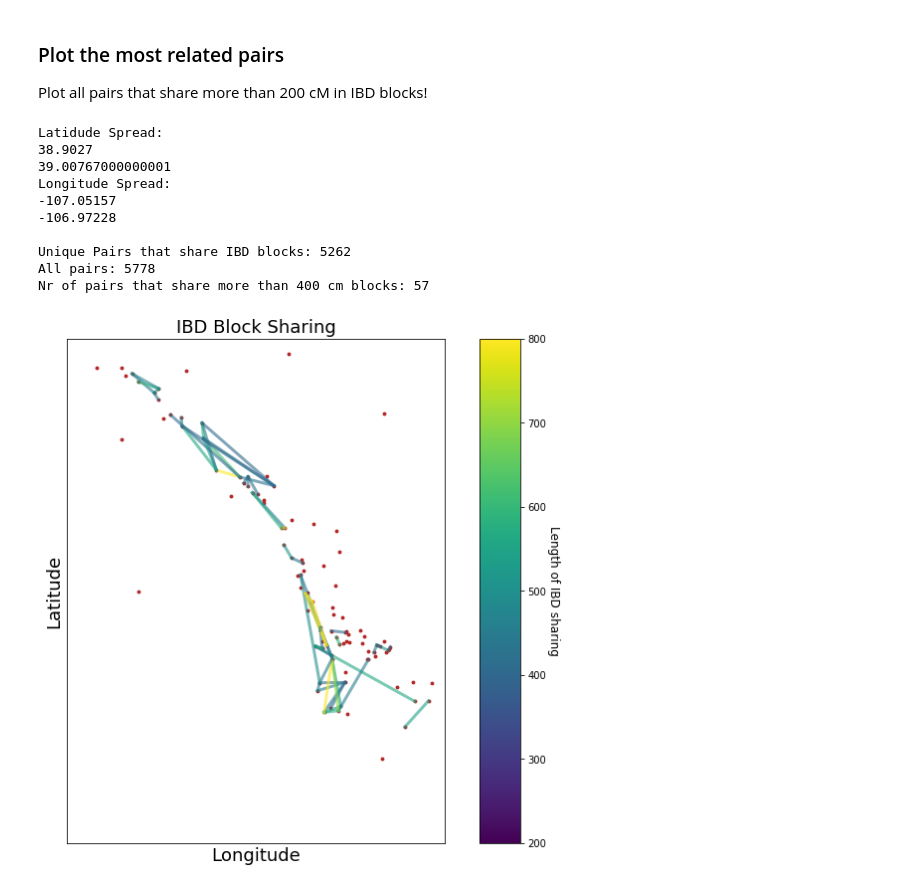
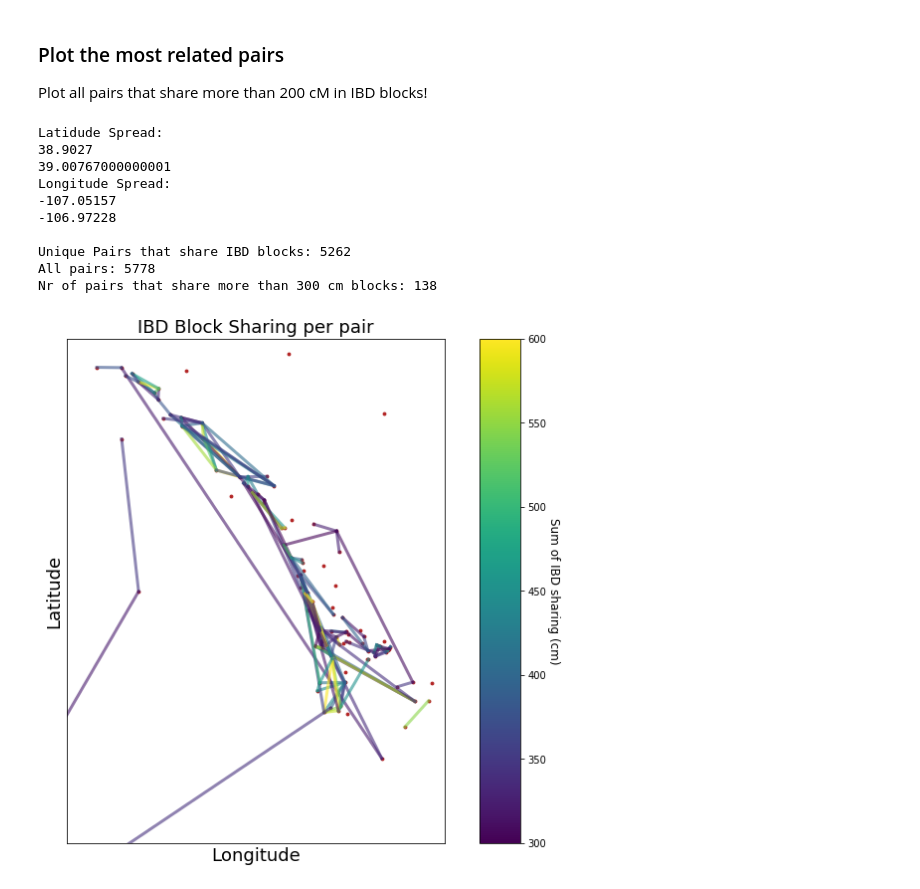
Before and after one commit to hringbauer/Boechera_Analysis, a Jupyter notebook: Notebooks/geo_decay_ibd.ipynb, the cells around one changed output. Drawn from its saved outputs; the diff is of its cells as text; code cells hidden in the pictures.

```diff
--- a/Notebooks/geo_decay_ibd.ipynb
+++ b/Notebooks/geo_decay_ibd.ipynb
@@ -153,6 +178,3 @@ Self sustainable from here!
-# %%
-data_ibd = pd.read_csv('Intermediate/ibd_blocks.csv')
-coords = pd.read_csv('Intermediate/coords.csv')
 # %% [markdown]
 ## Filter out Individuals that are extremely related
 Drop pairs of individuals that share more than 600 cM from pairwise Lists of distances and blocks.
@@ -168,7 +190,7 @@ df_stat.reset_index(inplace=True)   # Reset the Index
 print("Unique Pairs that share IBD blocks: %i" % len(df_stat))
 print("All pairs: %i " % len(df_pairs))
 
-cut_up = 600
+cut_up = 500
 inds = df_stat["sum"] > cut_up
 print("Nr of pairs that share more than %i cm blocks: %i" % (cut_up, np.sum(inds)))
 
@@ -195,7 +217,7 @@ Deleted from 21753 to 21689 rows
 ### Plot IBD sharing for different Length Bins
 n_bins=6
 min_ibd_length=30 # Min Block Length in cm
-max_dist = 1600 # Maximum Pairwise Distance [in Meter]
+max_dist = 1500 # Maximum Pairwise Distance [in Meter]
 
 block_categories = [30, 50, 70, 90, 110] # Block boundaries [in kB]!
 coords0 = coords[["Easting","Northing"]].values # Extract Numpy array
@@ -281,5 +303,7 @@ plt.title("Decay of IBD sharing", fontsize=25)
 
 # Show simga
 #plt.annotate(r'$\bar{\sigma}=%.4G \pm %.2G$' % (sigma_estimate1, sigma_std1) , xy=(0.1, 0.12), xycoords='axes fraction', fontsize=30)
+
+plt.savefig("ibd_geo_decay.pdf", bbox_inches = 'tight', pad_inches = 0)
 plt.show()
 # %% [output]
@@ -324,7 +348,7 @@ Plot all pairs that share more than 200 cM in IBD blocks!
 # %%
 ### Prepare
 ### Extract this pairs
-cut_up = 400 # The limit in cM to extract
+cut_up = 300 # The limit in cM to extract
 data_ibd = pd.read_csv('Intermediate/ibd_blocks.csv')
 df_coords = pd.read_csv('Intermediate/coords.csv', index_col=0)
 
@@ -362,12 +386,12 @@ Longitude Spread:
 
 Unique Pairs that share IBD blocks: 5262
 All pairs: 5778
-Nr of pairs that share more than 400 cm blocks: 57
+Nr of pairs that share more than 300 cm blocks: 138
 # %%
 %matplotlib inline
 df = df_coords
 df_ibd = data_ibd
-v_range = [200,800]   # How much IBD blocks are actually shared
+v_range = [300,600]   # How much IBD blocks are actually shared
 fs = 18  # The Fontsize
 
 # Load the relevant fields
@@ -375,7 +399,7 @@ lat = df.Latitude.values
 lon = df.Longitude.values
 label=df.index.values
 
-age=[200, 800] ### CHANGE THIS
+age=[300, 600] ### CHANGE THIS
 # Produce the color Map
 cmap0 = cm.get_cmap(name='viridis')
 #cmap0 = plt.cm.get_cmap('coolwarm')  # Get custom cmap binary
@@ -489,6 +513,15 @@ m = Basemap(projection='mill', llcrnrlat=38.93, urcrnrlat=39.01,\
 #m.etopo(scale=0.5, alpha=0.4)
 m.drawstates()
 
+# Draw paralllels and meridians
+#parallels = np.linspace(0.,90, 0.5)
+#m.drawparallels(parallels,labels=[1,0,0,0],fontsize=10)
+# draw meridians
+#meridians = np.linspace(180.,360., 0.5)
+#m.drawmeridians(meridians,labels=[0,0,0,1],fontsize=10)
+
+
+
 # Convert all coordinates to basemap coordinates:
 coords = np.array([m(lon[i],lat[i]) for i in range(len(lon))])
 x,y = np.array(coords[:,0]), np.array(coords[:,1])
@@ -496,35 +529,37 @@ x,y = np.array(coords[:,0]), np.array(coords[:,1])
 coll = ax.scatter(x, y, c = "firebrick", alpha=1, picker=True, s=8)
 #ine, = ax.plot(x, y, 'o', alpha=1, picker=50)
 
-ax.set_title("IBD Block Sharing", fontsize=fs)
+ax.set_title("IBD Block Sharing per pair", fontsize=fs)
 ax.set_xlabel("Longitude", fontsize=fs)
 ax.set_ylabel("Latitude", fontsize=fs)
 
 cb1 = clb.ColorbarBase(ax1, cmap=cmap0,
                             norm=norm0,
                             orientation='vertical')
-cb1.set_label('Length of IBD sharing', fontsize=12, rotation=270, labelpad=14)
+cb1.set_label('Sum of IBD sharing (cm)', fontsize=12, rotation=270, labelpad=14)
 
 # Plot all the highly sharing pairs
 for i1,i2, s in rel_inds.values:
     lat1, lon1 = df_coords.loc[i1,["Latitude", "Longitude"]].values
     lat2, lon2 = df_coords.loc[i2,["Latitude", "Longitude"]].values
     x1, y1 = m(lon1,lat1)
     x2, y2 = m(lon2,lat2)
 
     ax.plot([x1,x2],[y1,y2], color=cmap0(norm0(s), alpha=0.6), linewidth=3)
 
 #ax.set_title('click on point to plot time series')
 #line, = ax.plot(xs, ys, 'o', picker=5)  # 5 points tolerance
 
 # Uncomment for clicking!
 #browser = PointBrowser()
 #fig.canvas.mpl_connect('pick_event', browser.onpick)
 #fig.canvas.mpl_connect('key_press_event', browser.onpress)
 
 plt.subplots_adjust(left=0, bottom=0, right=None,
             wspace=-0.1, hspace=0)
 
+plt.savefig("ibd_map.pdf", bbox_inches = 'tight', pad_inches = 0)
+
 plt.show()
 # %% [output]
-[figure, old version]
+[figure, new version]
```
Also changed, not shown: parts of 18 cells of this notebook, 8 other files.
